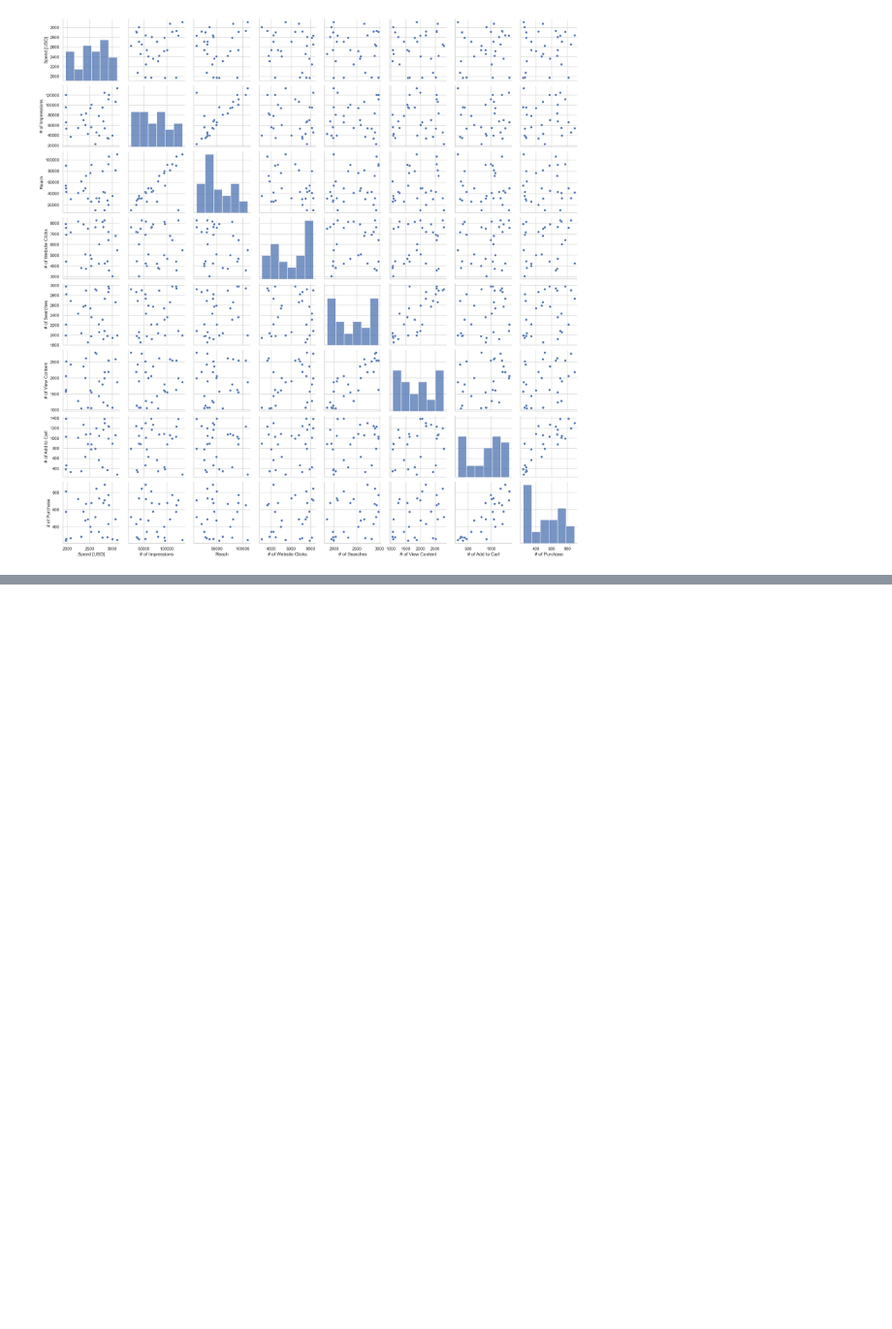
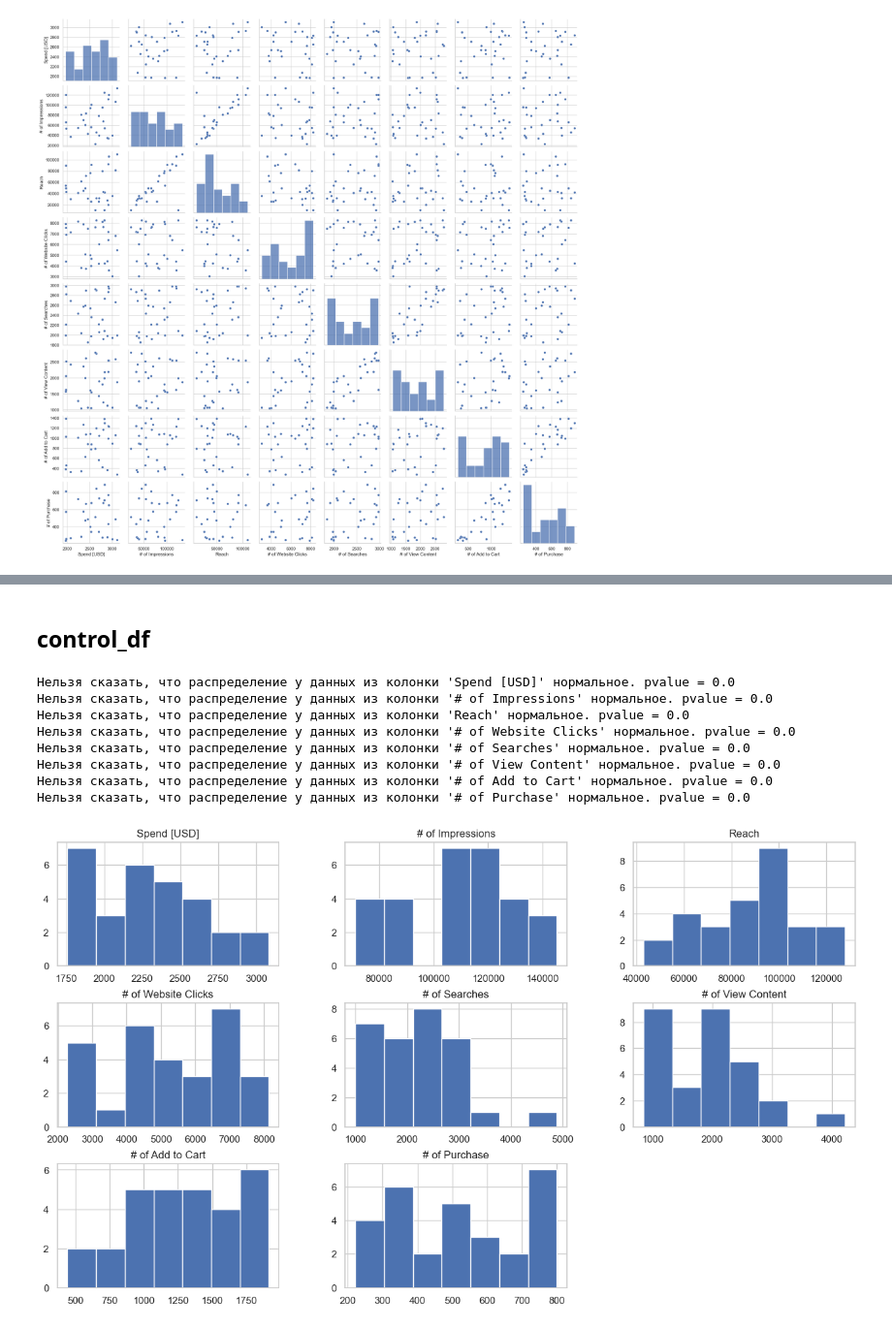
Before and after one commit to maxlyara1/ab-test-hackathon, a Jupyter notebook: ab.ipynb, the cells around one changed output, grey strips where cells are left out. Shown at 97% size. Saved outputs shown, nothing was run; the diff lists cells and outputs as text; code cells hidden in the pictures; blank space fills up the shorter version.

```diff
--- a/ab.ipynb
+++ b/ab.ipynb
@@ -146,0 +147,24 @@ plt.show()
+# %% [markdown]
+## control_df
+# %%
+control_df.hist(figsize=(16,9), bins = 7)
+
+def print_distribution_result(p_value, name):
+    if p_value >= 0.001:
+        print(f"Распределение данных в колонке '{name}' нормальное.", 'pvalue =',p_value)
+    else:
+        print(f"Нельзя сказать, что распределение у данных из колонки '{name}' нормальное.", 'pvalue =',p_value)
+for colname in test_df.columns[2:]:
+
+    p_value = kstest(control_df[colname], 'norm').pvalue
+    print_distribution_result(p_value, colname)
+# %% [output]
+Нельзя сказать, что распределение у данных из колонки 'Spend [USD]' нормальное. pvalue = 0.0
+Нельзя сказать, что распределение у данных из колонки '# of Impressions' нормальное. pvalue = 0.0
+Нельзя сказать, что распределение у данных из колонки 'Reach' нормальное. pvalue = 0.0
+Нельзя сказать, что распределение у данных из колонки '# of Website Clicks' нормальное. pvalue = 0.0
+Нельзя сказать, что распределение у данных из колонки '# of Searches' нормальное. pvalue = 0.0
+Нельзя сказать, что распределение у данных из колонки '# of View Content' нормальное. pvalue = 0.0
+Нельзя сказать, что распределение у данных из колонки '# of Add to Cart' нормальное. pvalue = 0.0
+Нельзя сказать, что распределение у данных из колонки '# of Purchase' нормальное. pvalue = 0.0
+[figure, added]
```
Also changed, not shown: parts of 11 cells of this notebook.
